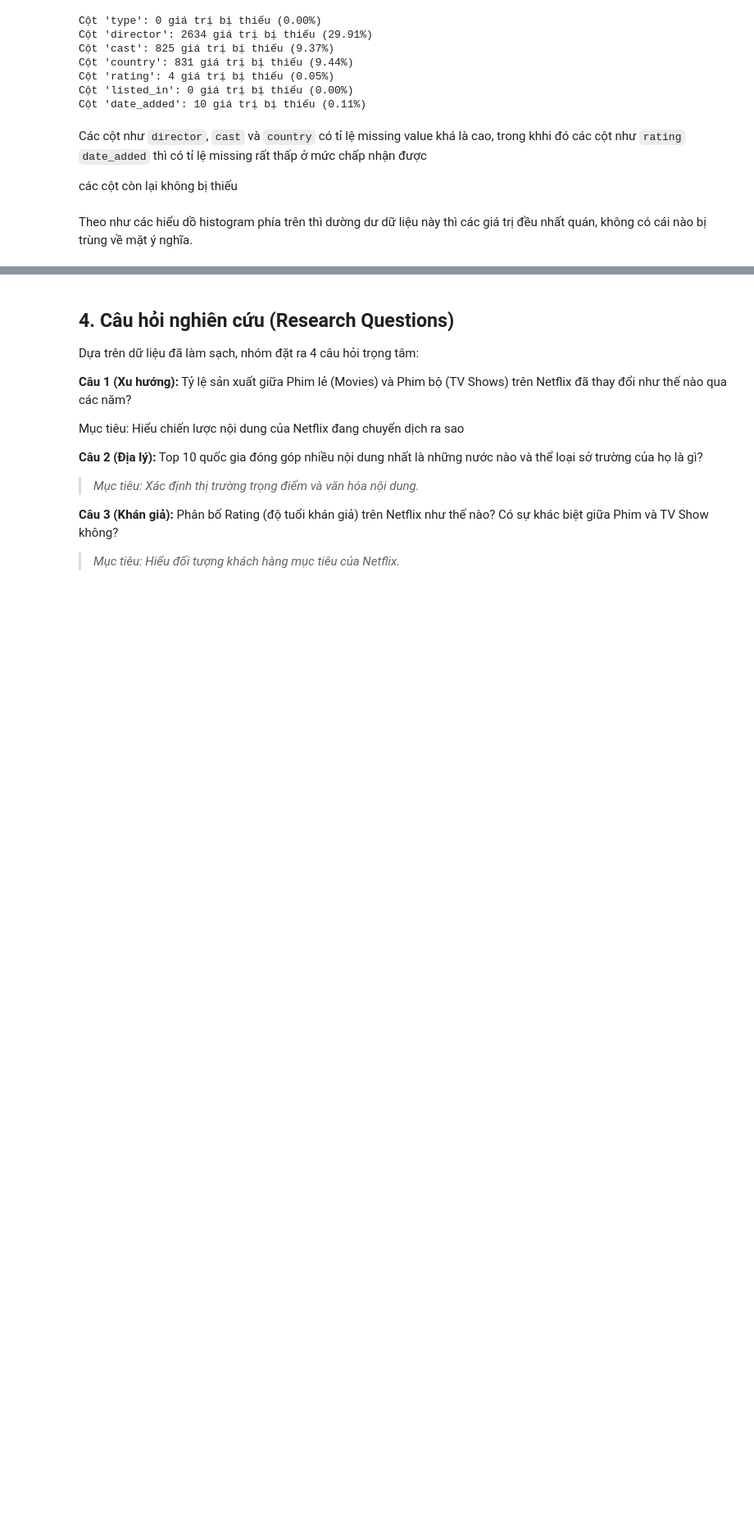
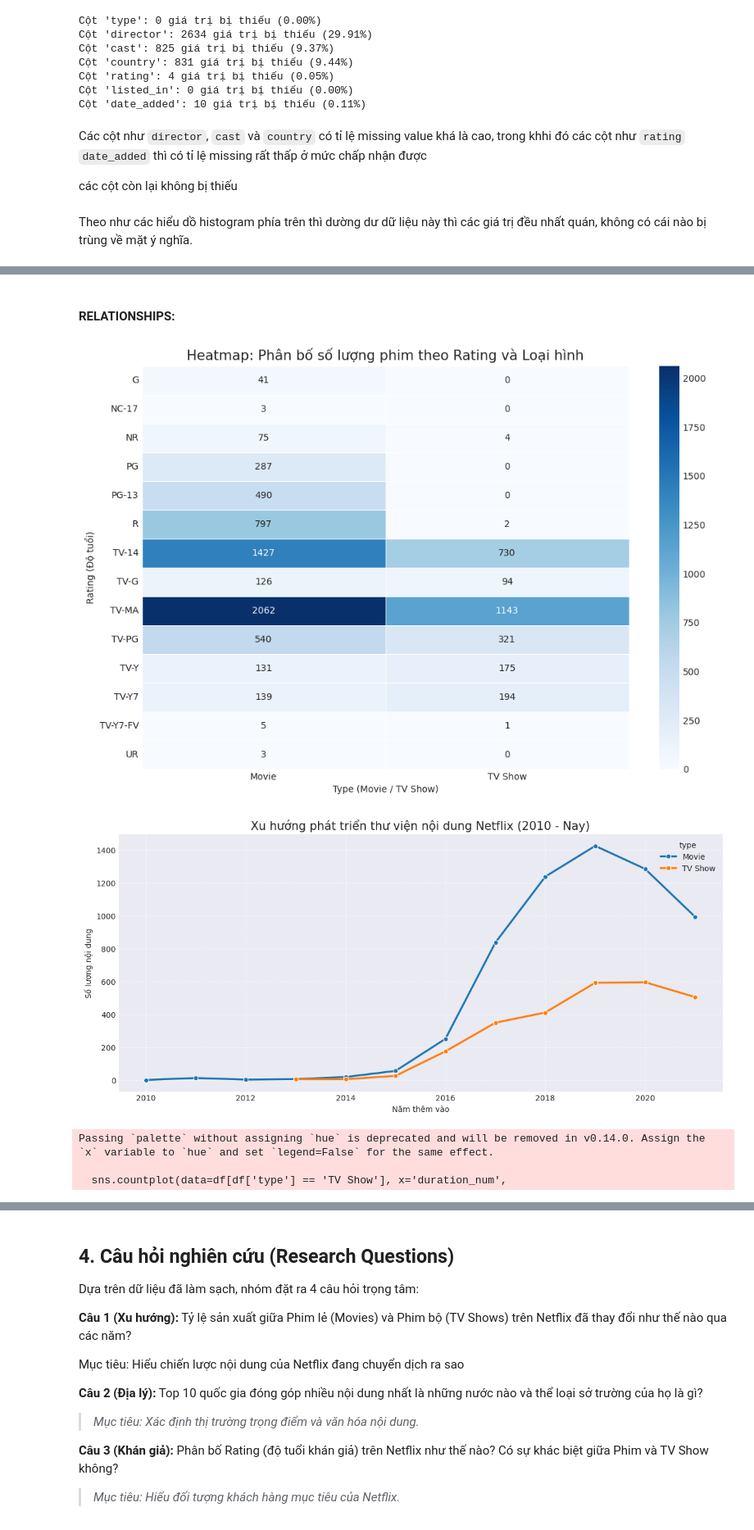
Before and after one commit to trungkienjjj/ds-netflix-analysis, a Jupyter notebook: final.ipynb, the cells around one changed output, grey strips where cells are left out. Shown at 82% size. Cells and saved outputs as stored; diff of their text form; code cells hidden in the pictures; blank space fills up the shorter version.

```diff
--- a/final.ipynb
+++ b/final.ipynb
@@ -719,0 +802,78 @@ Theo như các hiểu dồ histogram phía trên thì dường dư dữ liệu n
+# %% [markdown]
+#### RELATIONSHIPS:
+# %%
+# --- 2.4 RELATIONSHIPS & CORRELATIONS ---
+import pandas as pd
+import matplotlib.pyplot as plt
+import seaborn as sns
+
+# A. Mối quan hệ giữa Rating (Độ tuổi) và Loại nội dung (Type)
+# Sử dụng Heatmap tần suất (Crosstab)
+rating_type_cross = pd.crosstab(df['rating'], df['type'])
+
+plt.figure(figsize=(12, 8))
+sns.heatmap(rating_type_cross, annot=True, fmt='d', cmap='Blues', linewidths=.5)
+plt.title('Heatmap: Phân bố số lượng phim theo Rating và Loại hình', fontsize=15)
+plt.ylabel('Rating (Độ tuổi)')
+plt.xlabel('Type (Movie / TV Show)')
+plt.show()
+
+# B. Xu hướng thêm nội dung theo thời gian (Year Added Trend)
+# --- SỬA LỖI Ở ĐÂY: Kiểm tra kỹ kiểu dữ liệu trước khi xử lý ---
+
+# Kiểm tra nếu cột date_added chưa phải là datetime thì mới chuyển đổi
+if not pd.api.types.is_datetime64_any_dtype(df['date_added']):
+    # Chuyển sang chuỗi rồi mới strip để tránh lỗi nếu có lẫn số
+    df['date_added'] = pd.to_datetime(df['date_added'].astype(str).str.strip(), errors='coerce')
+
+# Trích xuất năm (nếu chưa có cột này)
+if 'year_added' not in df.columns:
+    df['year_added'] = df['date_added'].dt.year
+
+# Tổng hợp dữ liệu theo năm
+content_by_year = df.groupby(['year_added', 'type']).size().reset_index(name='count')
+# Lọc dữ liệu từ năm 2010 trở lại đây
+content_by_year = content_by_year[content_by_year['year_added'] >= 2010]
+
+plt.figure(figsize=(14, 6))
+# Lưu ý: Đã đổi palette='Netflix' thành 'tab10' để tránh lỗi nếu chưa định nghĩa màu
+sns.lineplot(data=content_by_year, x='year_added', y='count', hue='type',
+             marker='o', linewidth=2.5, palette='tab10')
+plt.title('Xu hướng phát triển thư viện nội dung Netflix (2010 - Nay)', fontsize=15)
+plt.xlabel('Năm thêm vào')
+plt.ylabel('Số lượng nội dung')
+plt.grid(True, linestyle='--', alpha=0.6)
+plt.show()
+
+# C. Phân tích Thời lượng (Duration Analysis)
+# Tách số từ cột duration để phân tích (VD: "90 min" -> 90)
+# Kiểm tra nếu cột duration_num chưa tồn tại
+if 'duration_num' not in df.columns:
+    df['duration_num'] = df['duration'].astype(str).str.extract('(\d+)').astype(float)
+
+plt.figure(figsize=(14, 5))
+
+# Biểu đồ cho Movies (Phút)
+plt.subplot(1, 2, 1)
+sns.histplot(data=df[df['type'] == 'Movie'], x='duration_num',
+             kde=True, color='firebrick', bins=30)
+plt.title('Phân phối thời lượng Phim (Movies)', fontsize=13)
+plt.xlabel('Thời lượng (Phút)')
+
+# Biểu đồ cho TV Shows (Mùa)
+plt.subplot(1, 2, 2)
+# Lấy top 10 thời lượng phổ biến nhất để biểu đồ không bị rối
+top_seasons = df[df['type'] == 'TV Show']['duration_num'].value_counts().index[:10]
+sns.countplot(data=df[df['type'] == 'TV Show'], x='duration_num',
+              palette='viridis', order=top_seasons)
+plt.title('Phân phối số lượng mùa (TV Shows)', fontsize=13)
+plt.xlabel('Số mùa (Seasons)')
+
+plt.tight_layout()
+plt.show()
+# %% [output]
+[figure, added]
+[figure, added]
+Passing `palette` without assigning `hue` is deprecated and will be removed in v0.14.0. Assign the `x` variable to `hue` and set `legend=False` for the same effect.
+
+  sns.countplot(data=df[df['type'] == 'TV Show'], x='duration_num',
```
Also changed, not shown: parts of 12 cells of this notebook, 5 other files.
